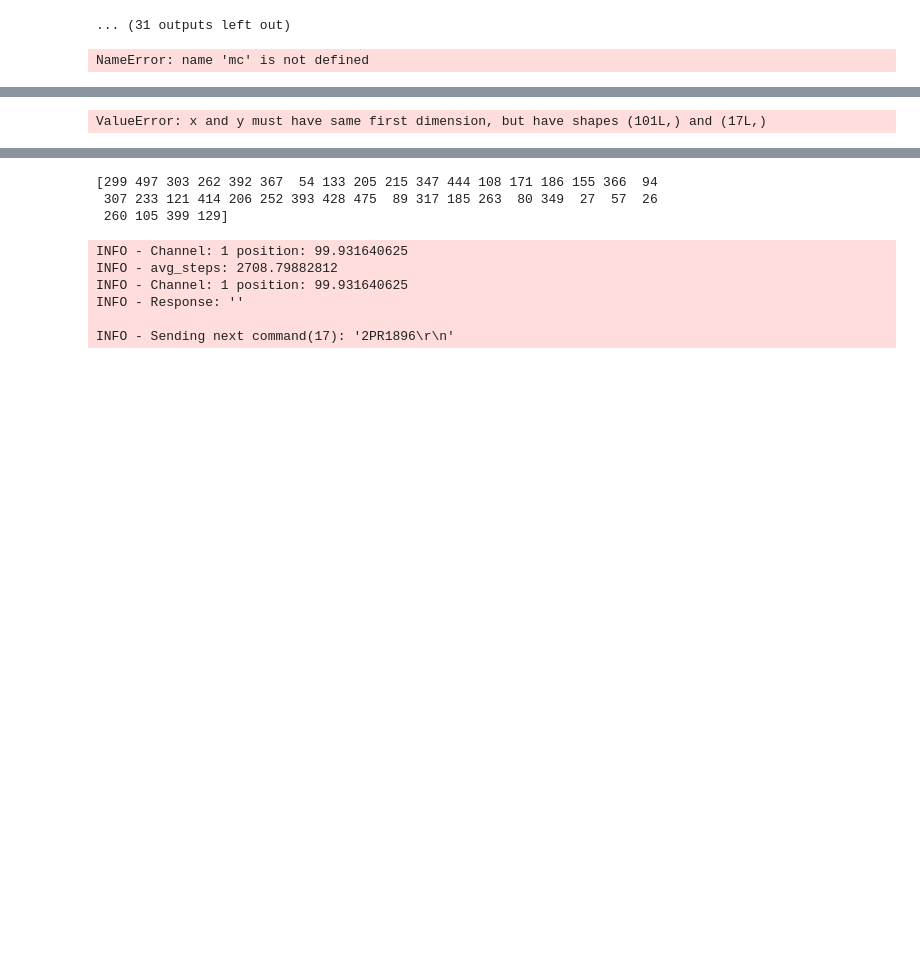
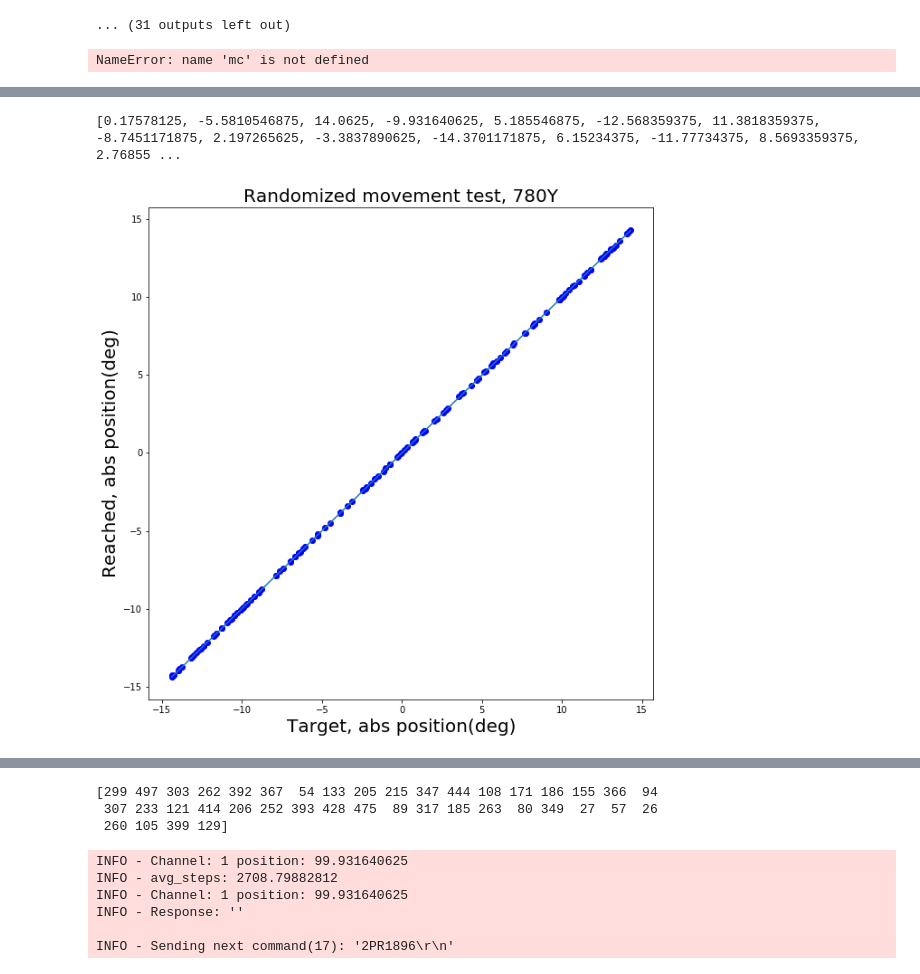
Before and after one commit to QuantumQuadrate/pypico, a Jupyter notebook: pypico/Pypico Diagnostics.ipynb, the cells around one changed output, grey strips where cells are left out. Saved outputs shown, nothing was run; the diff lists cells and outputs as text; code cells hidden in the pictures; blank space fills up the shorter version.

```diff
--- a/pypico/Pypico Diagnostics.ipynb
+++ b/pypico/Pypico Diagnostics.ipynb
@@ -599,17 +520,20 @@ INFO - Sending next command(1661): '2PR169\r\n'
 # %%
 savefig=False
 channel_labels=['780X','780Y','480X','480Y']
 values=np.linspace(np.min(random_sequence),np.max(random_sequence),2)
 fig=plt.figure(figsize=(10,10));
-plt.plot(np.insert(random_sequence,0,0),positions, 'bo');
+print positions
+
+plt.plot(np.insert(random_sequence,0,positions[0]),positions, 'bo');
 plt.plot(values,values)
 plt.title('Randomized movement test, {}'.format(channel_labels[test_channel]),fontsize=20)
 plt.xlabel('Target, abs position(deg)',fontsize=20)
 plt.ylabel('Reached, abs position(deg)',fontsize=20)
 if savefig:
     plt.savefig('Randomized_movement_test_780X.pdf')
     plt.savefig('Randomized_movement_test_780X.png')
 plt.show()
 # %% [output]
-ValueError: x and y must have same first dimension, but have shapes (101L,) and (17L,)
+[0.17578125, -5.5810546875, 14.0625, -9.931640625, 5.185546875, -12.568359375, 11.3818359375, -8.7451171875, 2.197265625, -3.3837890625, -14.3701171875, 6.15234375, -11.77734375, 8.5693359375, 2.76855 ...
+[figure, added]
 # %%
```
Also changed, not shown: parts of 9 cells of this notebook.
